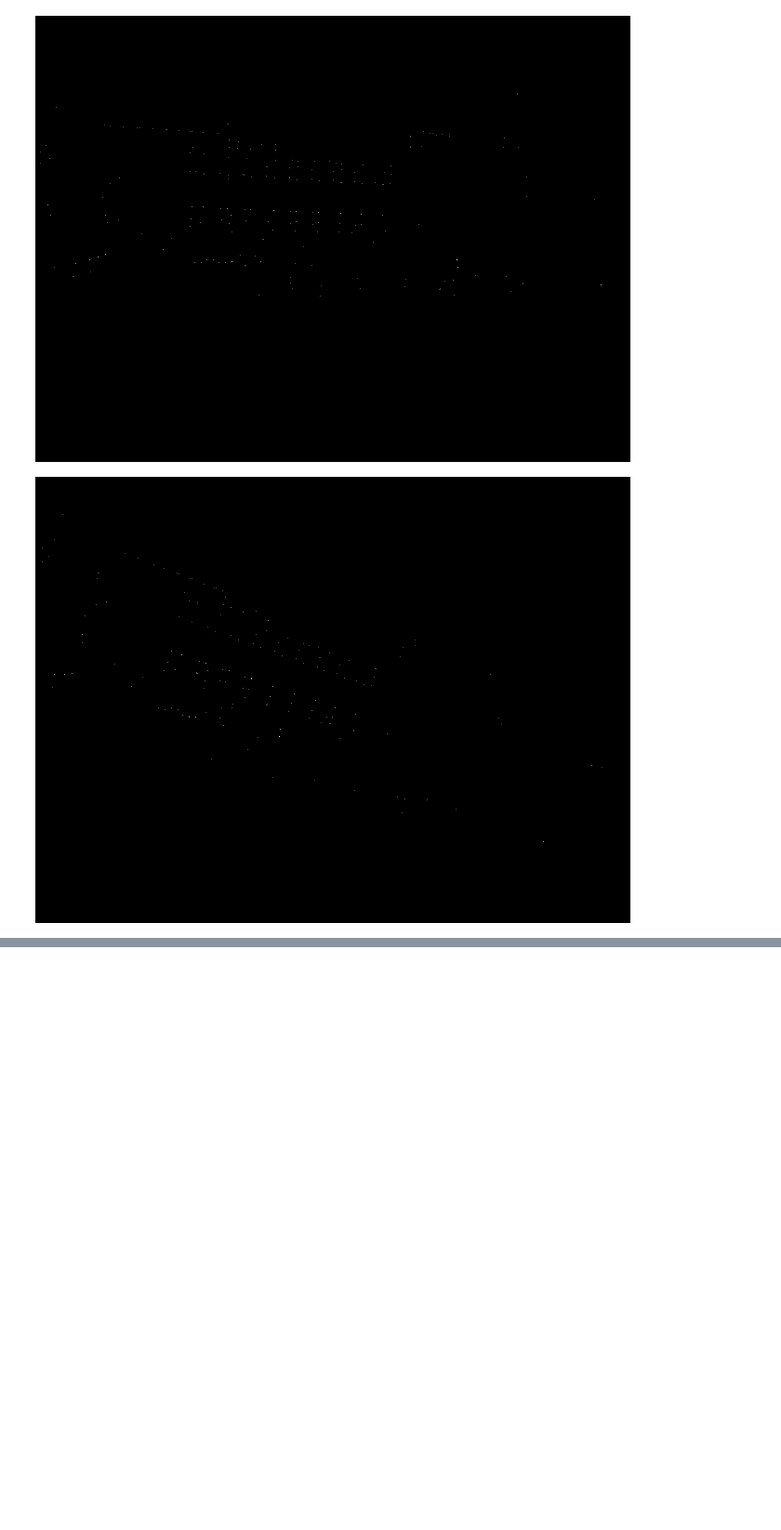
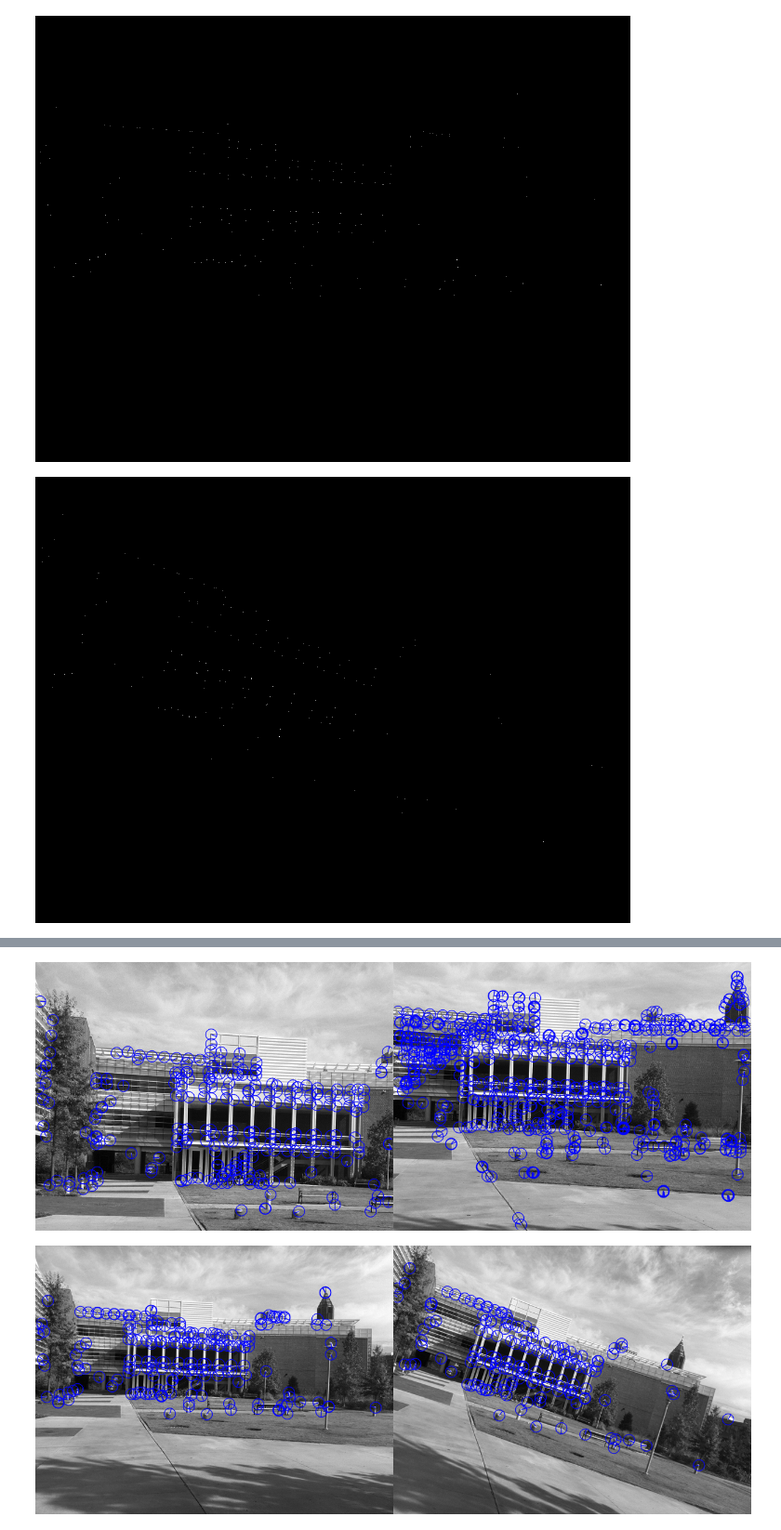
Before and after one commit to yuvalmay30/CV-Curriculum, a Jupyter notebook: ps4.ipynb, the cells around one changed output, grey strips where cells are left out. Shown at 93% size. Cells and saved outputs as stored; diff of their text form; code cells hidden in the pictures; blank space fills up the shorter version.

```diff
--- a/ps4.ipynb
+++ b/ps4.ipynb
@@ -165,0 +136,77 @@ transA_with_key_points = cv2.drawKeypoints(transA, kp, None, color=(255,0,0))
+# %%
+import math
+
+def calculate_angle_image(grad_x_image, grad_y_image):
+  angle_image = np.zeros_like(grad_x_image)
+
+  for x_index in range(grad_x_image.shape[0]):
+    for y_index in range(grad_x_image.shape[1]):
+      y_grad_value = grad_y_image[x_index, y_index]
+      x_grad_value = grad_x_image[x_index, y_index]
+
+      angle = math.atan2(y_grad_value, x_grad_value) * 180 / math.pi
+      angle_image[x_index, y_index] = angle
+
+  return angle_image
+
+
+def generate_key_points(harris_corners_image, angle_image):
+  coordinates_indices_seperated = np.where(harris_corners_image == 255)
+  coordinates = zip(coordinates_indices_seperated[0], coordinates_indices_seperated[1])
+
+  key_points = []
+
+  for (x_index, y_index) in coordinates:
+    angle = angle_image[x_index, y_index]
+    key_point = cv2.KeyPoint(y_index, x_index, _size = 20, _angle = angle, _octave=0)
+    key_points.append(key_point)
+
+  return key_points
+
+
+def get_key_points_with_angle(source_image, harris_corners_image):
+  grad_x, grad_y = calculate_derivatives(source_image, 11)
+  angle_image = calculate_angle_image(grad_x, grad_y)
+
+  threshold_value = 0.25 * harris_corners_image.max()
+  _, harris_corners_image = cv2.threshold(harris_corners_image, threshold_value, 255, cv2.THRESH_BINARY)
+
+  key_points = generate_key_points(harris_corners_image, angle_image)
+
+  source_image_with_key_points = cv2.drawKeypoints(source_image, key_points, None, (255,0,0), cv2.DRAW_MATCHES_FLAGS_DRAW_RICH_KEYPOINTS)
+
+  return source_image_with_key_points
+
+
+def ps4_2_a():
+  transA = cv2.imread('transA.jpg', cv2.IMREAD_GRAYSCALE)
+  transB = cv2.imread('transB.jpg', cv2.IMREAD_GRAYSCALE)
+
+  transA_harris_corners_image = cv2.imread('output/ps4-1-c-1.jpg', cv2.IMREAD_GRAYSCALE)
+  transB_harris_corners_image = cv2.imread('output/ps4-1-c-2.jpg', cv2.IMREAD_GRAYSCALE)
+
+  transA_with_key_points = get_key_points_with_angle(transA, transA_harris_corners_image)
+  transB_with_key_points = get_key_points_with_angle(transB, transB_harris_corners_image)
+
+  transAB_concatenated = np.concatenate((transA_with_key_points, transB_with_key_points), axis=1)
+  cv2_imshow(transAB_concatenated)
+  cv2.imwrite('output/ps4-2-a-1.png', transAB_concatenated)
+
+
+  simA = cv2.imread('simA.jpg', cv2.IMREAD_GRAYSCALE)
+  simB = cv2.imread('simB.jpg', cv2.IMREAD_GRAYSCALE)
+
+  simA_harris_corners_image = cv2.imread('output/ps4-1-c-3.jpg', cv2.IMREAD_GRAYSCALE)
+  simB_harris_corners_image = cv2.imread('output/ps4-1-c-4.jpg', cv2.IMREAD_GRAYSCALE)
+
+  simA_with_key_points = get_key_points_with_angle(simA, simA_harris_corners_image)
+  simB_with_key_points = get_key_points_with_angle(simB, simB_harris_corners_image)
+
+  simAB_concatenated = np.concatenate((simA_with_key_points, simB_with_key_points), axis=1)
+  cv2_imshow(simAB_concatenated)
+  cv2.imwrite('output/ps4-2-a-2.png', simAB_concatenated)
+
+ps4_2_a()
+# %% [output]
+[figure, added]
+[figure, added]
```
Also changed, not shown: parts of 1 cell of this notebook.
